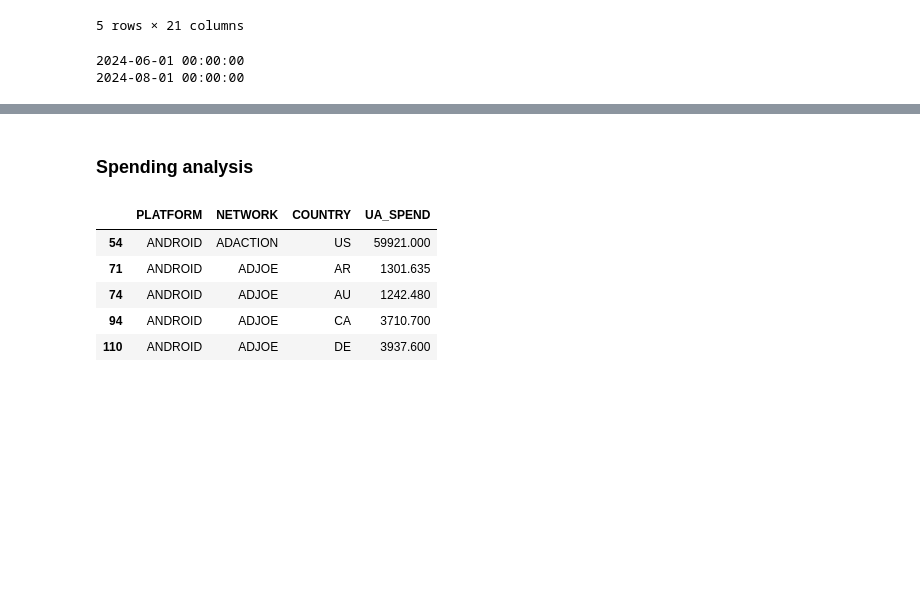
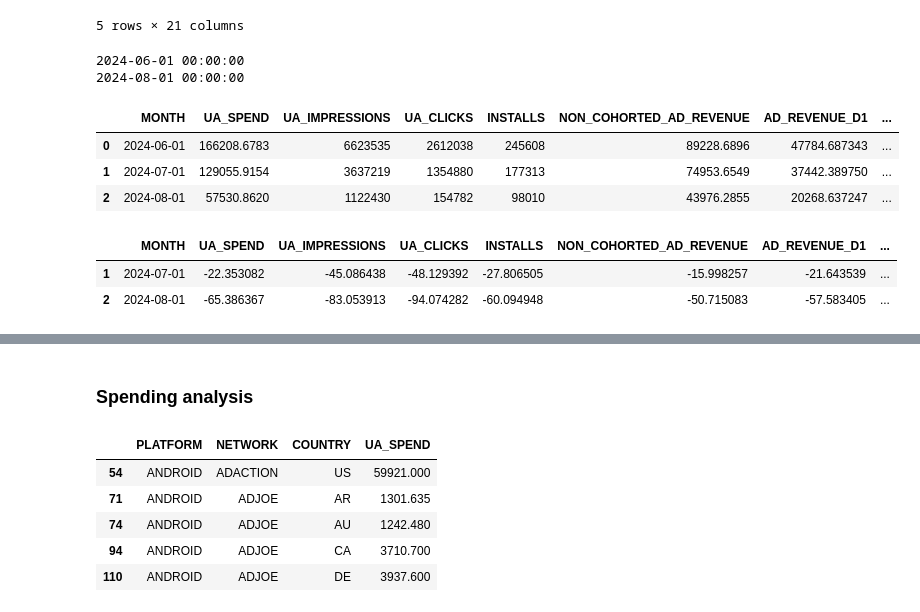
Before and after one commit to PereFuster/Colin-s-insight-rules, a Jupyter notebook: UA analysis - case study Carry1st.ipynb, the cells around one changed output, grey strips where cells are left out. Drawn from its saved outputs; the diff is of its cells as text; code cells hidden in the pictures; blank space fills up the shorter version.

```diff
--- a/UA analysis - case study Carry1st.ipynb
+++ b/UA analysis - case study Carry1st.ipynb
@@ -117,3 +78,38 @@ print(data.MONTH.max())
 # %% [output]
 2024-06-01 00:00:00
 2024-08-01 00:00:00
+# %%
+# Calculate the sum of each metric by month (excluding dimension metrics)
+metrics_to_sum = [
+    'UA_SPEND', 'UA_IMPRESSIONS', 'UA_CLICKS', 'INSTALLS',
+    'NON_COHORTED_AD_REVENUE', 'AD_REVENUE_D1', 'AD_REVENUE_D7', 'AD_REVENUE_D30', 'AD_REVENUE_COHORTED',
+    'NON_COHORTED_IAP_REVENUE', 'IAP_REVENUE_D1', 'IAP_REVENUE_D7', 'IAP_REVENUE_D30', 'IAP_REVENUE_COHORTED',
+    'RETAINED_USERS_D1', 'RETAINED_USERS_D7', 'RETAINED_USERS_D30'
+]
+
+# Group by MONTH and calculate the sum for specified metrics
+monthly_sums = data.groupby('MONTH')[metrics_to_sum].sum().reset_index()
+monthly_sums
+# %% [output]
+|  | MONTH | UA_SPEND | UA_IMPRESSIONS | UA_CLICKS | INSTALLS | NON_COHORTED_AD_REVENUE | AD_REVENUE_D1 | ... |
+| 0 | 2024-06-01 | 166208.6783 | 6623535 | 2612038 | 245608 | 89228.6896 | 47784.687343 | ... |
+| 1 | 2024-07-01 | 129055.9154 | 3637219 | 1354880 | 177313 | 74953.6549 | 37442.389750 | ... |
+| 2 | 2024-08-01 | 57530.8620 | 1122430 | 154782 | 98010 | 43976.2855 | 20268.637247 | ... |
+# %%
+# Calculate the percentual increase with respect to the first month
+
+# Exclude the first month since there's no prior data for comparison
+base_month = monthly_sums.iloc[0]
+percentual_increase = monthly_sums.iloc[1:].copy()
+
+# Calculate the percentual increase for each metric
+for metric in metrics_to_sum:
+    percentual_increase[metric] = (
+        (percentual_increase[metric] - base_month[metric]) / base_month[metric]
+    ) * 100
+
+percentual_increase
+# %% [output]
+|  | MONTH | UA_SPEND | UA_IMPRESSIONS | UA_CLICKS | INSTALLS | NON_COHORTED_AD_REVENUE | AD_REVENUE_D1 | ... |
+| 1 | 2024-07-01 | -22.353082 | -45.086438 | -48.129392 | -27.806505 | -15.998257 | -21.643539 | ... |
+| 2 | 2024-08-01 | -65.386367 | -83.053913 | -94.074282 | -60.094948 | -50.715083 | -57.583405 | ... |
```
Also changed, not shown: parts of 22 cells of this notebook.
